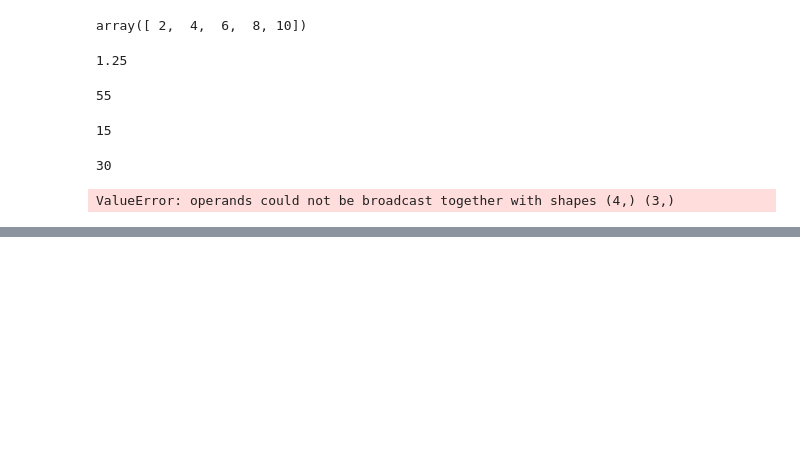
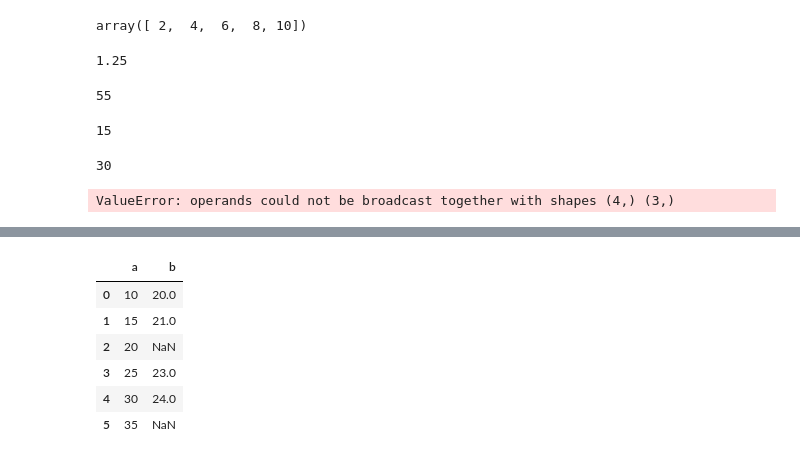
Before and after one commit to UtsavParashar/PythonProblems, a Jupyter notebook: Pandas 1.0 Cookbook.ipynb, the cells around one changed output, grey strips where cells are left out. Saved outputs shown, nothing was run; the diff lists cells and outputs as text; code cells hidden in the pictures; blank space fills up the shorter version.

```diff
--- a/Pandas 1.0 Cookbook.ipynb
+++ b/Pandas 1.0 Cookbook.ipynb
@@ -687,0 +702,14 @@ array([ 0, 10, 20, 30,  4,  5,  6,  7,  8,  9])
+# %%
+df2 = pd.DataFrame({
+    'a':np.arange(10,40,5),
+    'b':np.array([20,21,np.nan,23,24,np.nan])
+})
+df2
+# %% [output]
+|  | a | b |
+| 0 | 10 | 20.0 |
+| 1 | 15 | 21.0 |
+| 2 | 20 | NaN |
+| 3 | 25 | 23.0 |
+| 4 | 30 | 24.0 |
+| 5 | 35 | NaN |
```
Also changed, not shown: parts of 22 cells of this notebook, 1 other file.
